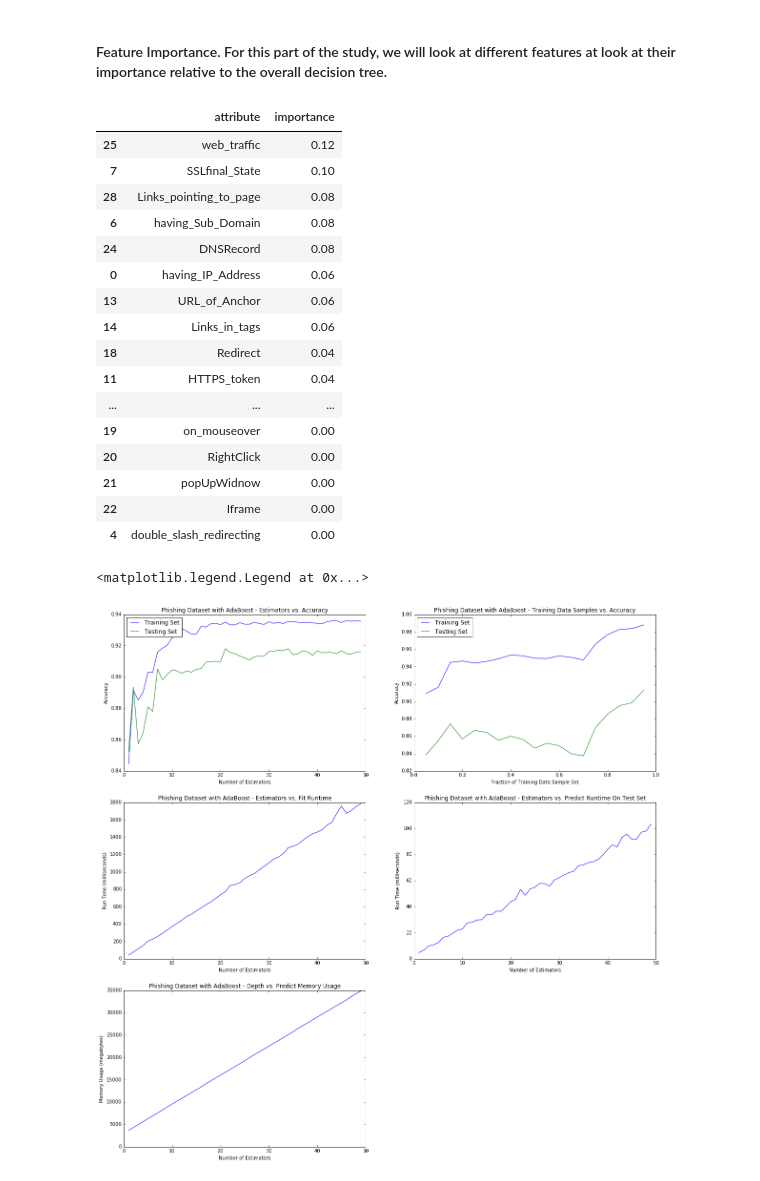
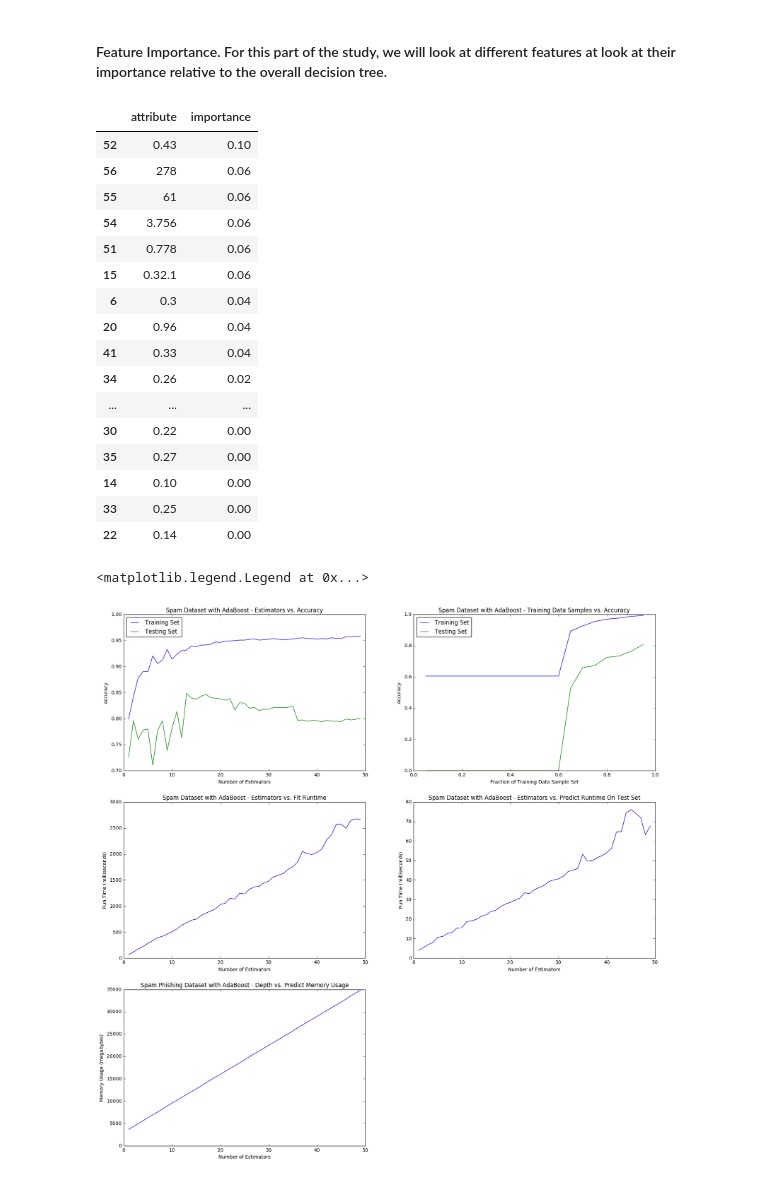
Before and after one commit to scparker/cs7641, a Jupyter notebook: Supervised Learning/Adaboost-Phishing.ipynb, the cells around one changed output. Saved outputs shown, nothing was run; the diff lists cells and outputs as text; code cells hidden in the pictures.

```diff
--- a/Supervised Learning/Adaboost-Phishing.ipynb
+++ b/Supervised Learning/Adaboost-Phishing.ipynb
@@ -76,9 +76,15 @@ For this assignment I choose the following two data sets:
 
 *  Phishing data set - looks at various attributes of a website address and compute whether the site if a phishing site or not
 # %%
-df_training, df_testing = loadPhishingDataSet()
+#df_training, df_testing = loadPhishingDataSet()
 #df_training, df_testing = loadOccupancyDataSet()
 #df_training, df_testing = loadBankDataSet()
+
+#df_training, df_testing = loadPhishingDataSet()
+#dataset = "Phishing"
+
+df_training, df_testing = loadSpamDataSet()
+dataset = "Spam"
 # %%
 df_training.head()
 # %% [output]
@@ -107,22 +113,22 @@ df_importance["importance"] = clf.feature_importances_
 display(df_importance.sort_values(by="importance", ascending=0))
 # %% [output]
 |  | attribute | importance |
-| 25 | web_traffic | 0.12 |
-| 7 | SSLfinal_State | 0.10 |
-| 28 | Links_pointing_to_page | 0.08 |
-| 6 | having_Sub_Domain | 0.08 |
-| 24 | DNSRecord | 0.08 |
-| 0 | having_IP_Address | 0.06 |
-| 13 | URL_of_Anchor | 0.06 |
-| 14 | Links_in_tags | 0.06 |
-| 18 | Redirect | 0.04 |
-| 11 | HTTPS_token | 0.04 |
+| 52 | 0.43 | 0.10 |
+| 56 | 278 | 0.06 |
+| 55 | 61 | 0.06 |
+| 54 | 3.756 | 0.06 |
+| 51 | 0.778 | 0.06 |
+| 15 | 0.32.1 | 0.06 |
+| 6 | 0.3 | 0.04 |
+| 20 | 0.96 | 0.04 |
+| 41 | 0.33 | 0.04 |
+| 34 | 0.26 | 0.02 |
 | ... | ... | ... |
-| 19 | on_mouseover | 0.00 |
-| 20 | RightClick | 0.00 |
-| 21 | popUpWidnow | 0.00 |
-| 22 | Iframe | 0.00 |
-| 4 | double_slash_redirecting | 0.00 |
+| 30 | 0.22 | 0.00 |
+| 35 | 0.27 | 0.00 |
+| 14 | 0.10 | 0.00 |
+| 33 | 0.25 | 0.00 |
+| 22 | 0.14 | 0.00 |
 # %%
 training_accuracy = []
 testing_accuracy = []
@@ -154,56 +160,56 @@ fig = plt.figure(figsize=(20,20))
 plt.subplot(321)
 plt.plot(depth_range, training_accuracy)
 plt.plot(depth_range, testing_accuracy)
-plt.title("Phishing Dataset with AdaBoost - Estimators vs. Accuracy")
+plt.title(dataset + " Dataset with AdaBoost - Estimators vs. Accuracy")
 plt.xlabel("Number of Estimators")
 plt.ylabel("Accuracy")
 plt.legend(["Training Set", "Testing Set"], loc=2)
 
 plt.subplot(323)
-plt.title("Phishing Dataset with AdaBoost - Estimators vs. Fit Runtime")
+plt.title(dataset + " Dataset with AdaBoost - Estimators vs. Fit Runtime")
 plt.plot(depth_range, np.array(fit_run_time) * 1000)
 plt.ylabel("Run Time (milliseconds)")
 plt.xlabel("Number of Estimators")
 
 plt.subplot(324)
-plt.title("Phishing Dataset with AdaBoost - Estimators vs. Predict Runtime On Test Set")
+plt.title(dataset + " Dataset with AdaBoost - Estimators vs. Predict Runtime On Test Set")
 plt.plot(depth_range, np.array(predict_run_time) * 1000)
 plt.ylabel("Run Time (milliseconds)")
 plt.xlabel("Number of Estimators")
 
 plt.subplot(325)
-plt.title("Phishing Dataset with AdaBoost - Depth vs. Predict Memory Usage")
+plt.title(dataset + " Phishing Dataset with AdaBoost - Depth vs. Predict Memory Usage")
 plt.plot(depth_range, memory_usage)
 plt.ylabel("Memory Usage (megabytes)")
 plt.xlabel("Number of Estimators")
 
 training_accuracy = []
 testing_accuracy = []
 
 percent_of_training_data = np.arange(.05,1.0,.05)
 
 for percent in percent_of_training_data:
     clf = tree.DecisionTreeClassifier(criterion="entropy")
 #    clf = ensemble.AdaBoostClassifier()
 #    clf = svm.SVC()
 #    clf = neighbors.NearestNeighbors()
     clf.fit(df_training.values[0:int(percent * len(df_training)),0:-2], \
             df_training.values[0:int(percent * len(df_training)),-1])
 
     training_accuracy.append(clf.score(df_training.values[:,0:-2], df_training.values[:,-1]))
     testing_accuracy.append(clf.score(df_testing.values[:,0:-2], df_testing.values[:,-1]))
 
     predict_run_time.append(timeit.timeit("clf.score(df_testing.values[:,0:-2], df_testing.values[:,-1])",
                                           "from __main__ import clf, df_testing",
                                           number=5))
 
 plt.subplot(322)
 plt.plot(percent_of_training_data, training_accuracy)
 plt.plot(percent_of_training_data, testing_accuracy)
-plt.title("Phishing Dataset with AdaBoost - Training Data Samples vs. Accuracy")
+plt.title(dataset + " Dataset with AdaBoost - Training Data Samples vs. Accuracy")
 plt.xlabel("Fraction of Training Data Sample Set")
 plt.ylabel("Accuracy")
 plt.legend(["Training Set", "Testing Set"], loc=2)
 # %% [output]
 <matplotlib.legend.Legend at 0x...>
-[figure, old version]
+[figure, new version]
```
Also changed, not shown: parts of 2 cells of this notebook, 1 other file.
